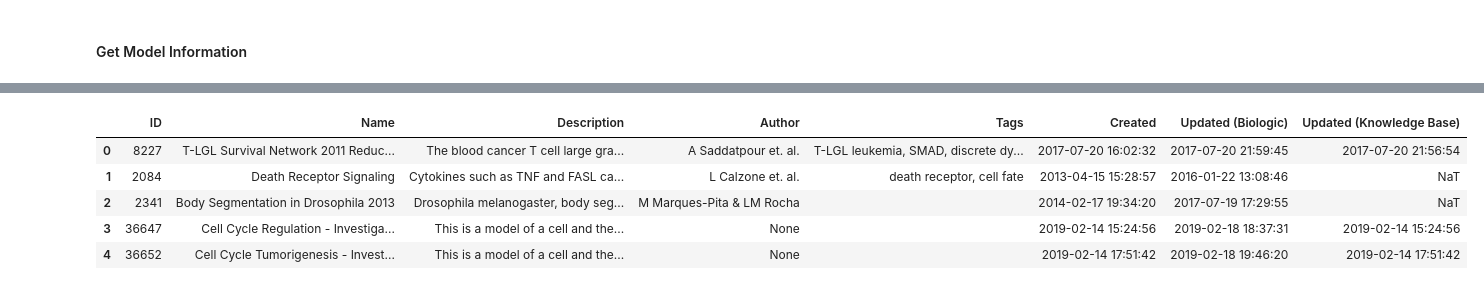
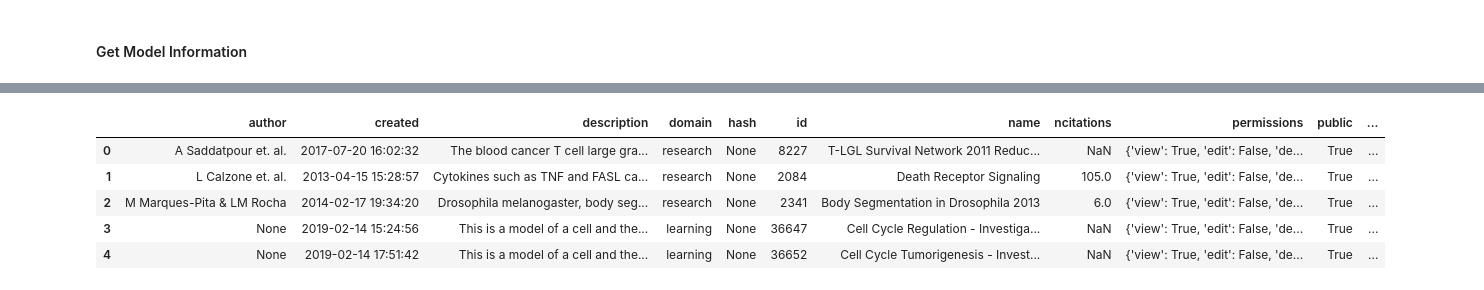
Before and after one commit to cellcollective/ccapi, a Jupyter notebook: notebooks/Example.ipynb, the cells around one changed output, grey strips where cells are left out. Cells and saved outputs as stored; diff of their text form; code cells hidden in the pictures.

```diff
--- a/notebooks/Example.ipynb
+++ b/notebooks/Example.ipynb
@@ -46,3 +11,28 @@ def tabulate_users(users):
+# %%
+import random
+import pandas as pd
+
+pd.set_option("display.max_rows", None)
+
+# Display Fetched List
+def tabulate_resources(resources):
+    if not isinstance(resources, (list, tuple)):
+        resources = [resources]
+
+    attrs = [attr for attr in dir(resources[0]) if not attr.startswith("__")]
+    rows  = [ ]
+
+    for resource in resources:
+        row = [ ]
+
+        for attr in attrs:
+            value = getattr(resource, attr)
+            row.append(value)
+
+        rows.append(row)
+
+    data   = pd.DataFrame(rows, columns = attrs)
+    return data
 # %% [markdown]
 ### Usage
 # %%
@@ -127,5 +117,5 @@ tabulate_models(models)
 # %%
 # Paginate through Resources
-models = cc.get("model", since = 10)
-tabulate_models(models)
+models = client.get("model", since = 10)
+tabulate_resources(models)
 # %% [output]
@@ -149,8 +139,8 @@ tabulate_models(models)
-|  | ID | Name | Description | Author | Tags | Created | Updated (Biologic) | Updated (Knowledge Base) |
-| 0 | 8227 | T-LGL Survival Network 2011 Reduc... | The blood cancer T cell large gra... | A Saddatpour et. al. | T-LGL leukemia, SMAD, discrete dy... | 2017-07-20 16:02:32 | 2017-07-20 21:59:45 | 2017-07-20 21:56:54 |
-| 1 | 2084 | Death Receptor Signaling | Cytokines such as TNF and FASL ca... | L Calzone et. al. | death receptor, cell fate | 2013-04-15 15:28:57 | 2016-01-22 13:08:46 | NaT |
-| 2 | 2341 | Body Segmentation in Drosophila 2013 | Drosophila melanogaster, body seg... | M Marques-Pita & LM Rocha |  | 2014-02-17 19:34:20 | 2017-07-19 17:29:55 | NaT |
-| 3 | 36647 | Cell Cycle Regulation - Investiga... | This is a model of a cell and the... | None |  | 2019-02-14 15:24:56 | 2019-02-18 18:37:31 | 2019-02-14 15:24:56 |
-| 4 | 36652 | Cell Cycle Tumorigenesis - Invest... | This is a model of a cell and the... | None |  | 2019-02-14 17:51:42 | 2019-02-18 19:46:20 | 2019-02-14 17:51:42 |
+|  | author | created | description | domain | hash | id | name | ncitations | permissions | public | ... |
+| 0 | A Saddatpour et. al. | 2017-07-20 16:02:32 | The blood cancer T cell large gra... | research | None | 8227 | T-LGL Survival Network 2011 Reduc... | NaN | {'view': True, 'edit': False, 'de... | True | ... |
+| 1 | L Calzone et. al. | 2013-04-15 15:28:57 | Cytokines such as TNF and FASL ca... | research | None | 2084 | Death Receptor Signaling | 105.0 | {'view': True, 'edit': False, 'de... | True | ... |
+| 2 | M Marques-Pita & LM Rocha | 2014-02-17 19:34:20 | Drosophila melanogaster, body seg... | research | None | 2341 | Body Segmentation in Drosophila 2013 | 6.0 | {'view': True, 'edit': False, 'de... | True | ... |
+| 3 | None | 2019-02-14 15:24:56 | This is a model of a cell and the... | learning | None | 36647 | Cell Cycle Regulation - Investiga... | NaN | {'view': True, 'edit': False, 'de... | True | ... |
+| 4 | None | 2019-02-14 17:51:42 | This is a model of a cell and the... | learning | None | 36652 | Cell Cycle Tumorigenesis - Invest... | NaN | {'view': True, 'edit': False, 'de... | True | ... |
 # %%
 # Fetch Resources
```
Also changed, not shown: parts of 20 cells of this notebook, 10 other files.
